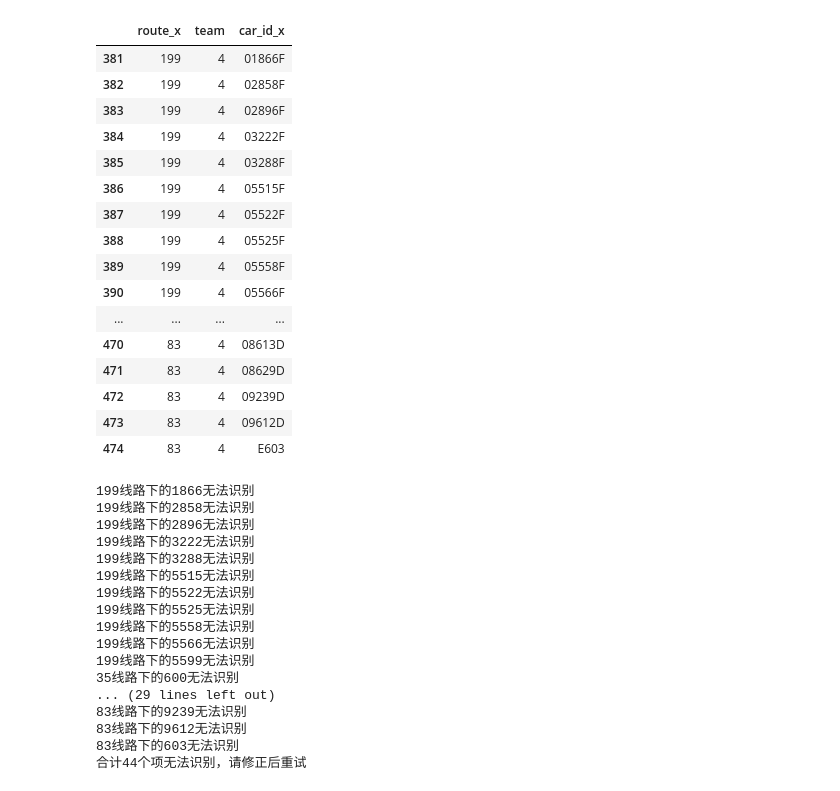
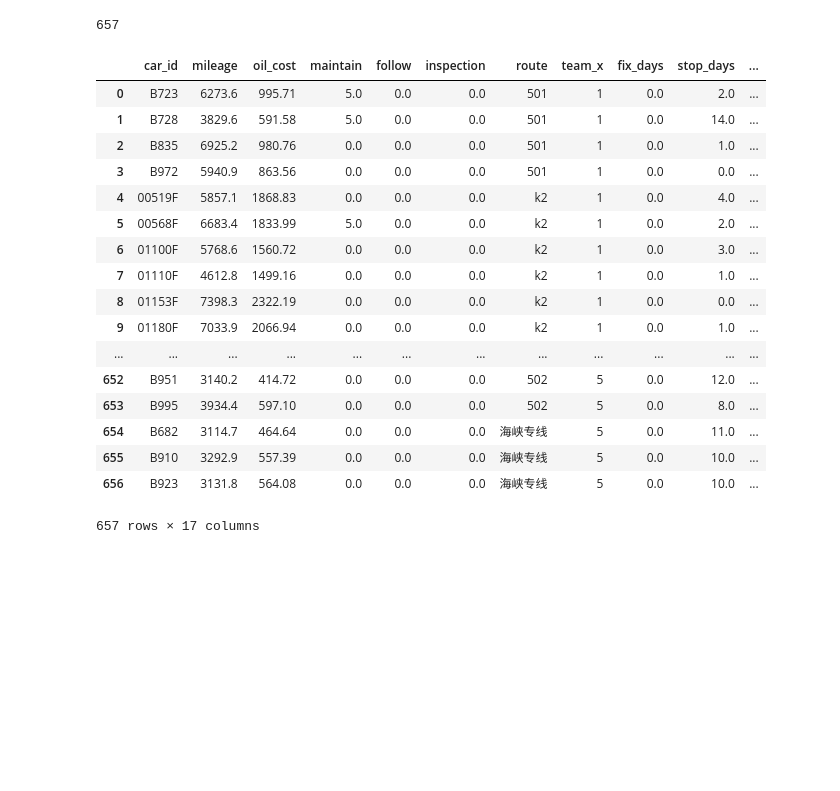
Before and after one commit to zstar2013/bus_sys_dst, a Jupyter notebook: DM_class.ipynb, the cells around one changed output. Cells and saved outputs as stored; diff of their text form; code cells hidden in the pictures; blank space fills up the shorter version.

```diff
--- a/DM_class.ipynb
+++ b/DM_class.ipynb
@@ -133,28 +139,0 @@ un_turn_data=outer_result[["route_x","team","car_id_x"]]
-# %%
-for i in range(len(un_turn_data)) :
-    _car=un_turn_data.iloc[i]
-    car_id_=_car["car_id_x"]
-    route_=_car["route_x"]
-    _r=car_value[car_value["route"]==route_]
-    result_r=_r[_r["sub_car_id"].str.contains(car_id_)]
-    if len(result_r)==1:
-        un_turn_data.iloc[i]["car_id_x"]=result_r["sub_car_id"].iloc[0]
-un_turn_data
-# %% [output]
-|  | route_x | team | car_id_x |
-| 381 | 199 | 4 | 01866F |
-| 382 | 199 | 4 | 02858F |
-| 383 | 199 | 4 | 02896F |
-| 384 | 199 | 4 | 03222F |
-| 385 | 199 | 4 | 03288F |
-| 386 | 199 | 4 | 05515F |
-| 387 | 199 | 4 | 05522F |
-| 388 | 199 | 4 | 05525F |
-| 389 | 199 | 4 | 05558F |
-| 390 | 199 | 4 | 05566F |
-| ... | ... | ... | ... |
-| 470 | 83 | 4 | 08613D |
-| 471 | 83 | 4 | 08629D |
-| 472 | 83 | 4 | 09239D |
-| 473 | 83 | 4 | 09612D |
-| 474 | 83 | 4 | E603 |
@@ -163,24 +140,27 @@ data.iloc[un_turn_data.index,0]=un_turn_data['car_id_x']
-# %%
-if len(outer_result) >0:
-    for i in range(len(outer_result)):
-        item=outer_result.iloc[i][{0,9}]
-        print(item['route_x']+"线路下的"+item['car_id_x']+"无法识别")
-    print(f"合计%d个项无法识别，请修正后重试"%(len(outer_result)))
-# %% [output]
-199线路下的1866无法识别
-199线路下的2858无法识别
-199线路下的2896无法识别
-199线路下的3222无法识别
-199线路下的3288无法识别
-199线路下的5515无法识别
-199线路下的5522无法识别
-199线路下的5525无法识别
-199线路下的5558无法识别
-199线路下的5566无法识别
-199线路下的5599无法识别
-35线路下的600无法识别
-... (29 lines left out)
-83线路下的9239无法识别
-83线路下的9612无法识别
-83线路下的603无法识别
-合计44个项无法识别，请修正后重试
+# %%
+len(dm.get_Sum())
+# %% [output]
+657
+# %%
+result_data=pd.merge(dm.get_Sum(),dm.get_detail(),on=['car_id','route'],how='left')
+# %%
+result_data
+# %% [output]
+|  | car_id | mileage | oil_cost | maintain | follow | inspection | route | team_x | fix_days | stop_days | ... |
+| 0 | B723 | 6273.6 | 995.71 | 5.0 | 0.0 | 0.0 | 501 | 1 | 0.0 | 2.0 | ... |
+| 1 | B728 | 3829.6 | 591.58 | 5.0 | 0.0 | 0.0 | 501 | 1 | 0.0 | 14.0 | ... |
+| 2 | B835 | 6925.2 | 980.76 | 0.0 | 0.0 | 0.0 | 501 | 1 | 0.0 | 1.0 | ... |
+| 3 | B972 | 5940.9 | 863.56 | 0.0 | 0.0 | 0.0 | 501 | 1 | 0.0 | 0.0 | ... |
+| 4 | 00519F | 5857.1 | 1868.83 | 0.0 | 0.0 | 0.0 | k2 | 1 | 0.0 | 4.0 | ... |
+| 5 | 00568F | 6683.4 | 1833.99 | 5.0 | 0.0 | 0.0 | k2 | 1 | 0.0 | 2.0 | ... |
+| 6 | 01100F | 5768.6 | 1560.72 | 0.0 | 0.0 | 0.0 | k2 | 1 | 0.0 | 3.0 | ... |
+| 7 | 01110F | 4612.8 | 1499.16 | 0.0 | 0.0 | 0.0 | k2 | 1 | 0.0 | 1.0 | ... |
+| 8 | 01153F | 7398.3 | 2322.19 | 0.0 | 0.0 | 0.0 | k2 | 1 | 0.0 | 0.0 | ... |
+| 9 | 01180F | 7033.9 | 2066.94 | 0.0 | 0.0 | 0.0 | k2 | 1 | 0.0 | 1.0 | ... |
+| ... | ... | ... | ... | ... | ... | ... | ... | ... | ... | ... | ... |
+| 652 | B951 | 3140.2 | 414.72 | 0.0 | 0.0 | 0.0 | 502 | 5 | 0.0 | 12.0 | ... |
+| 653 | B995 | 3934.4 | 597.10 | 0.0 | 0.0 | 0.0 | 502 | 5 | 0.0 | 8.0 | ... |
+| 654 | B682 | 3114.7 | 464.64 | 0.0 | 0.0 | 0.0 | 海峡专线 | 5 | 0.0 | 11.0 | ... |
+| 655 | B910 | 3292.9 | 557.39 | 0.0 | 0.0 | 0.0 | 海峡专线 | 5 | 0.0 | 10.0 | ... |
+| 656 | B923 | 3131.8 | 564.08 | 0.0 | 0.0 | 0.0 | 海峡专线 | 5 | 0.0 | 10.0 | ... |
+657 rows × 17 columns
```
Also changed, not shown: parts of 11 cells of this notebook.
